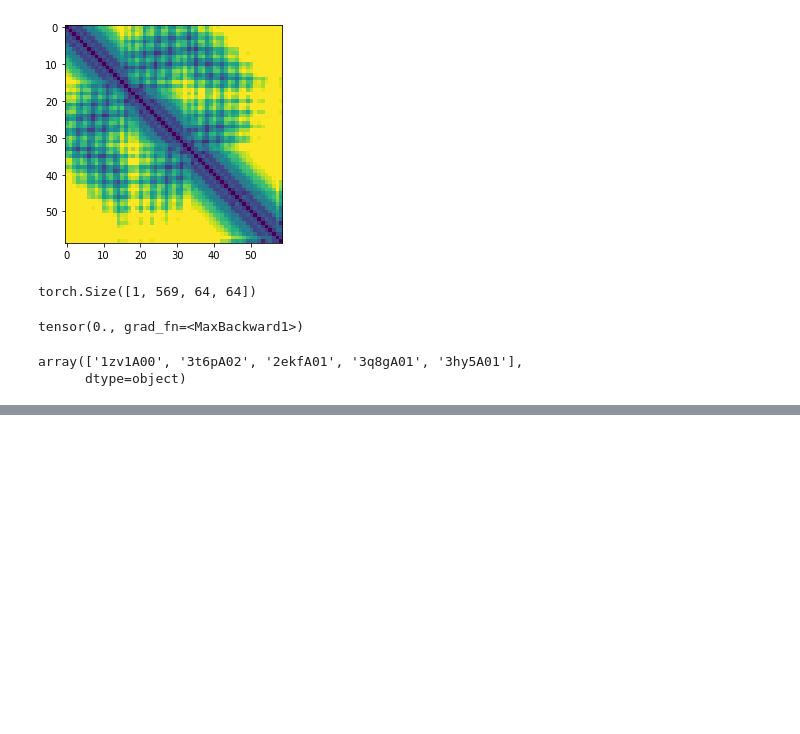
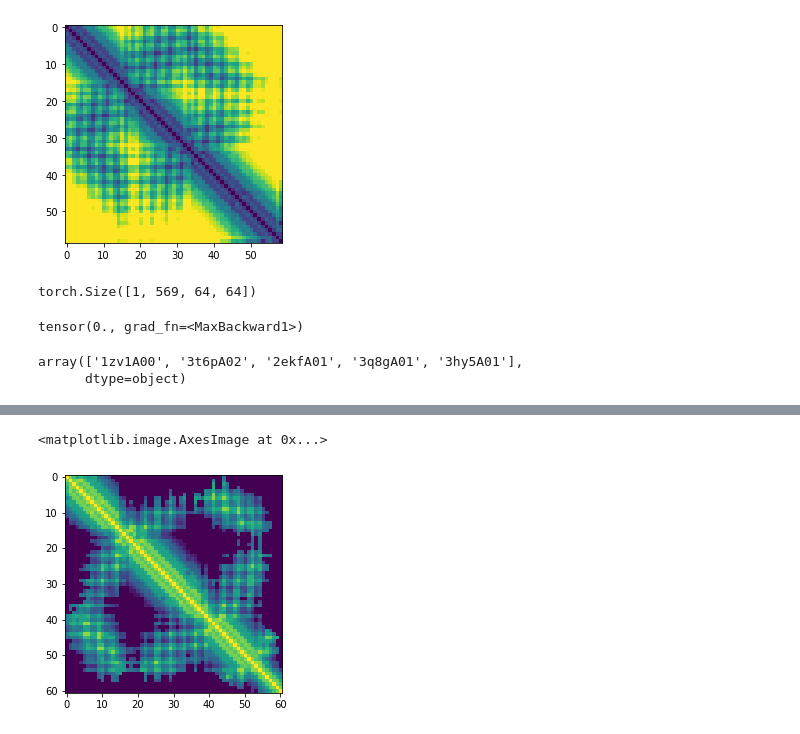
Before and after one commit to andynet/protein_folding, a Jupyter notebook: scripts/modelling_tomas/model_evaluation.ipynb, the cells around one changed output, grey strips where cells are left out. Cells and saved outputs as stored; diff of their text form; code cells hidden in the pictures; blank space fills up the shorter version.

```diff
--- a/scripts/modelling_tomas/model_evaluation.ipynb
+++ b/scripts/modelling_tomas/model_evaluation.ipynb
@@ -129,0 +171,7 @@ array(['1zv1A00', '3t6pA02', '2ekfA01', '3q8gA01', '3hy5A01'],
+# %%
+p1z6m_i = predict_outputs(inc, '1z6mA02')
+# %%
+plt.imshow(torch.argmax(p1z6m_i['distogram'], dim=0), cmap='viridis_r')
+# %% [output]
+<matplotlib.image.AxesImage at 0x...>
+[figure, added]
```
Also changed, not shown: parts of 11 cells of this notebook, 6 other files.
